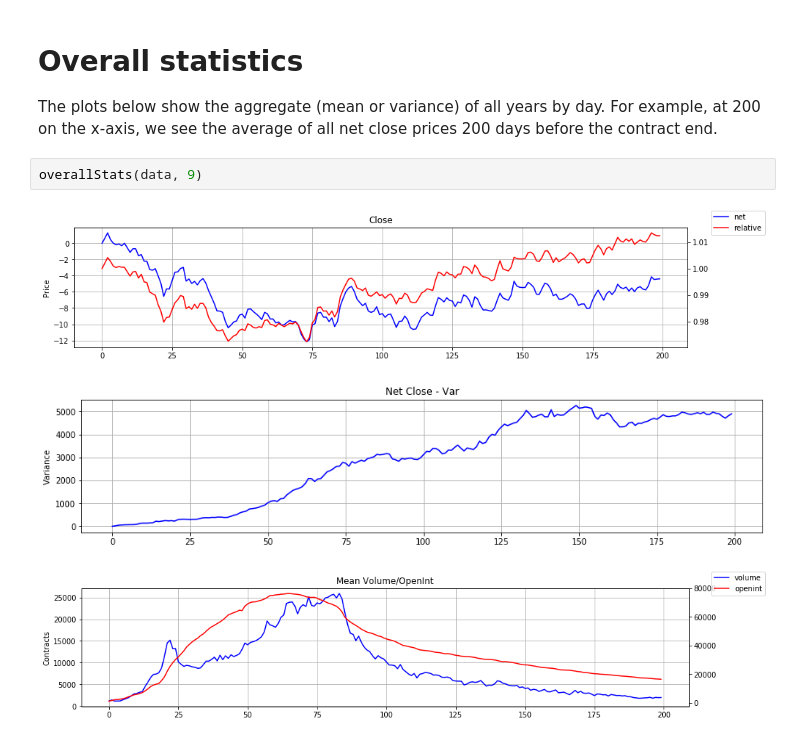
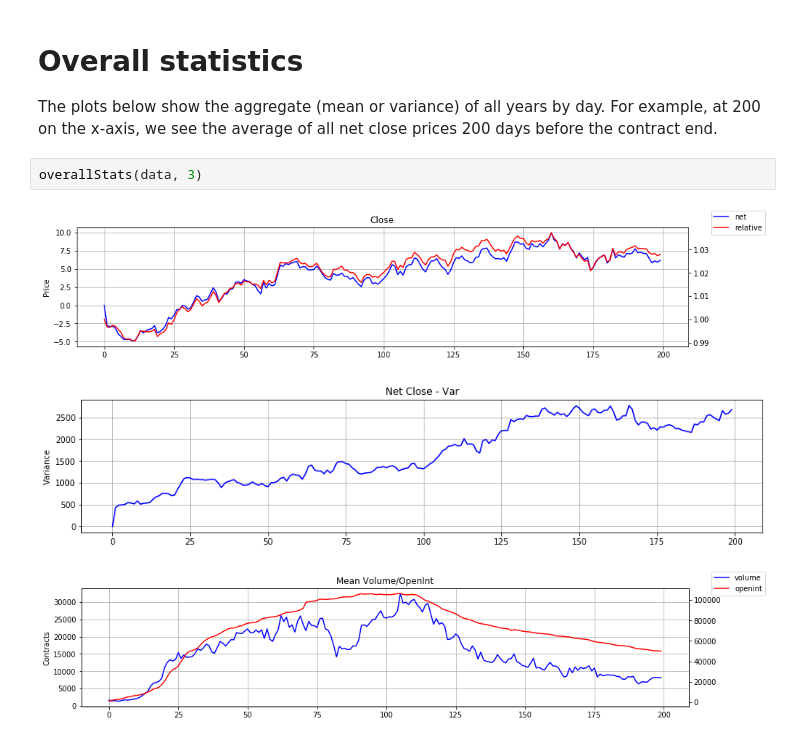
Before and after one commit to vin0110/classes, a Jupyter notebook: data_view.ipynb, the cells around one changed output. Drawn from its saved outputs; the diff is of its cells as text.

```diff
--- a/data_view.ipynb
+++ b/data_view.ipynb
@@ -203,8 +197,8 @@ allYears('close_rel', month)
 # Overall statistics
 The plots below show the aggregate (mean or variance) of all years by day. For example, at 200 on the x-axis, we see the average of all net close prices 200 days before the contract end.
 # %%
-overallStats(data, 9)
+overallStats(data, 3)
 # %% [output]
-[figure, old version]
+[figure, new version]
-[figure, old version]
+[figure, new version]
-[figure, old version]
+[figure, new version]
```
Also changed, not shown: parts of 10 cells of this notebook, 1 other file.
